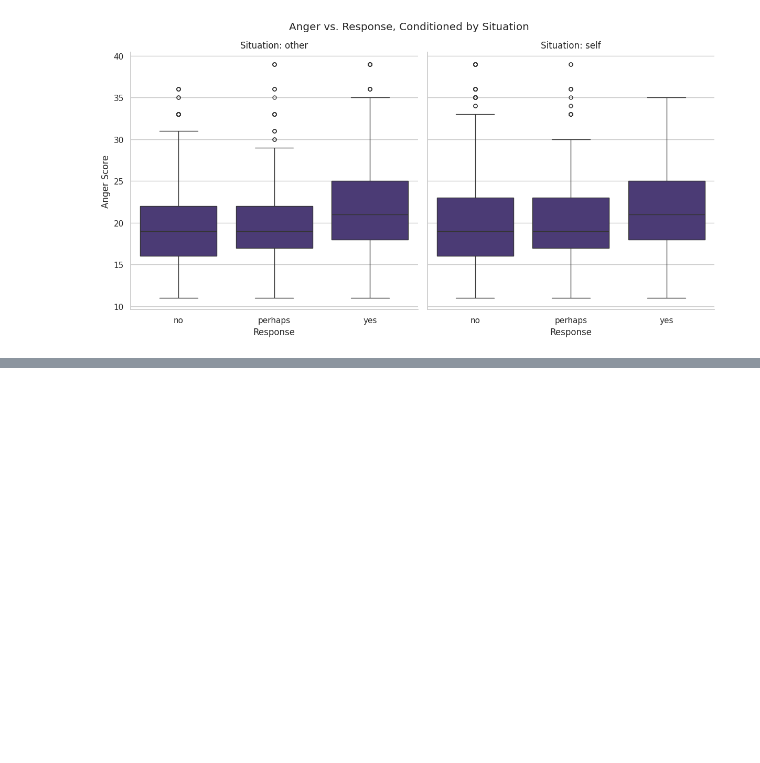
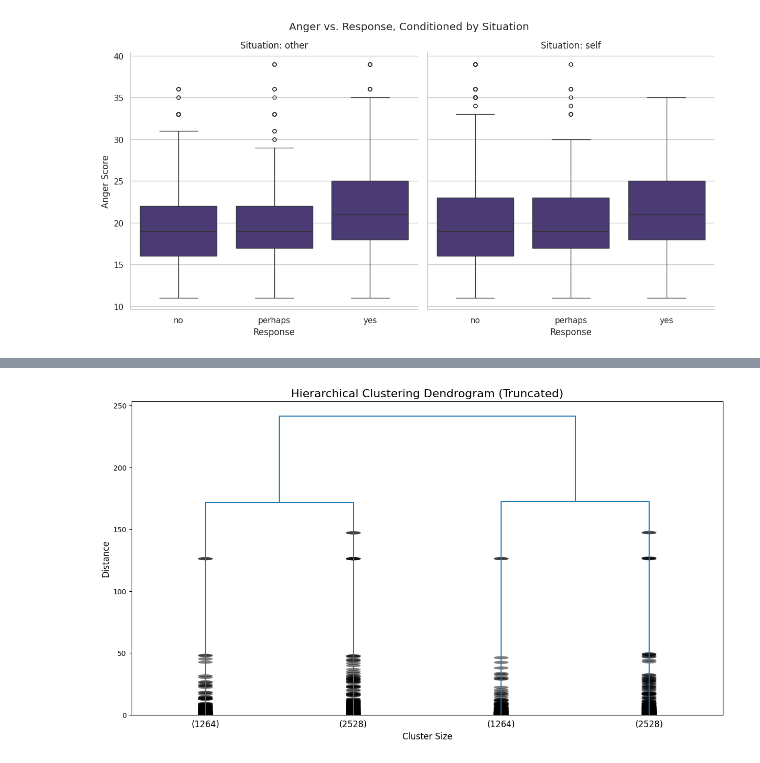
Before and after one commit to mukherjeeuttio/22BDS0148_EDA, a Jupyter notebook: 22BDS0148.ipynb, the cells around one changed output, grey strips where cells are left out. Saved outputs shown, nothing was run; the diff lists cells and outputs as text; code cells hidden in the pictures; blank space fills up the shorter version.

```diff
--- a/22BDS0148.ipynb
+++ b/22BDS0148.ipynb
@@ -282,0 +289,11 @@ plt.show()
+# %%
+# 1. Select features for clustering
+features_for_clustering = df.drop('id', axis=1)
+# %%
+# 2. Apply One-Hot Encoding to categorical features
+df_encoded = pd.get_dummies(features_for_clustering)
+
+print("Original number of features:", features_for_clustering.shape[1])
+print("Number of features after One-Hot Encoding:", df_encoded.shape[1])
+print("\nFirst 5 rows of the encoded data:")
+display(df_encoded.head())
@@ -282,0 +312,20 @@ plt.show()
+# %%
+# 3. Scale the data
+scaler = StandardScaler()
+df_scaled = scaler.fit_transform(df_encoded)
+# %%
+linked = linkage(df_scaled, method='ward')
+
+plt.figure(figsize=(15, 8))
+plt.title("Hierarchical Clustering Dendrogram (Truncated)", fontsize=16)
+plt.xlabel("Cluster Size", fontsize=12)
+plt.ylabel("Distance", fontsize=12)
+
+dendrogram(linked,
+           truncate_mode='lastp',
+           p=4,  # Show only the last 4 merged clusters
+           show_leaf_counts=True,  # Show the number of points in each leaf
+           show_contracted=True) # To represent the contracted branches
+plt.show()
+# %% [output]
+[figure, added]
```
Also changed, not shown: parts of 5 cells of this notebook.
